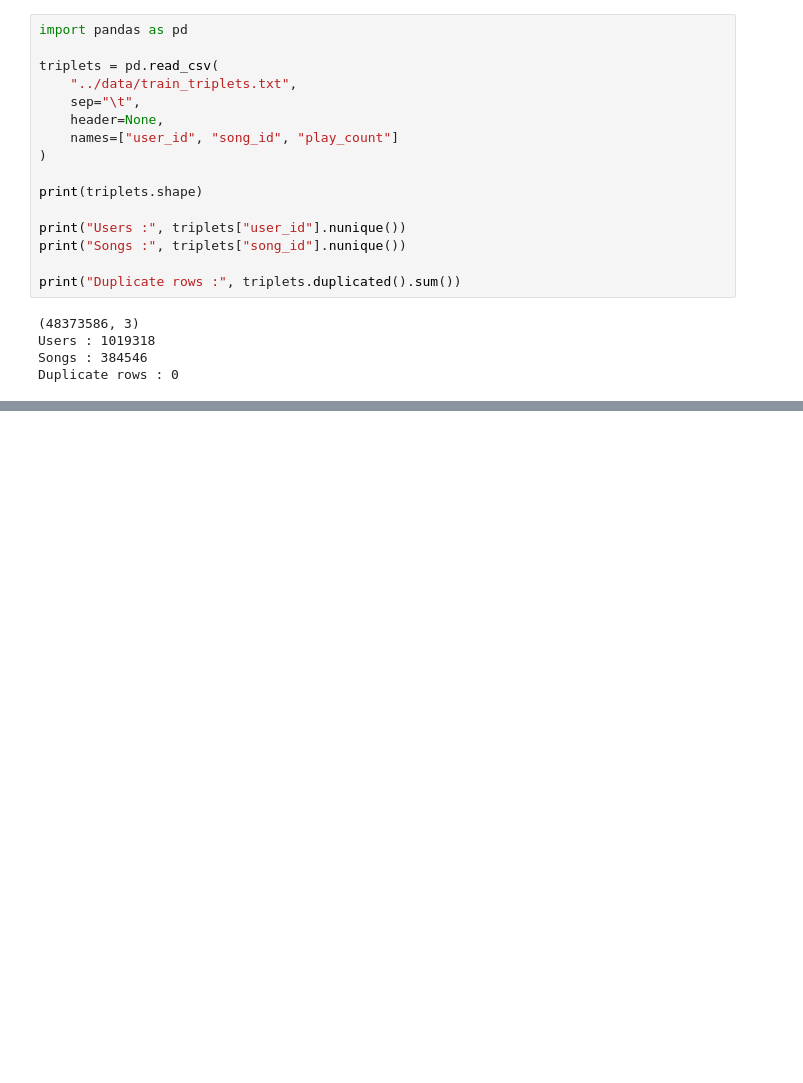
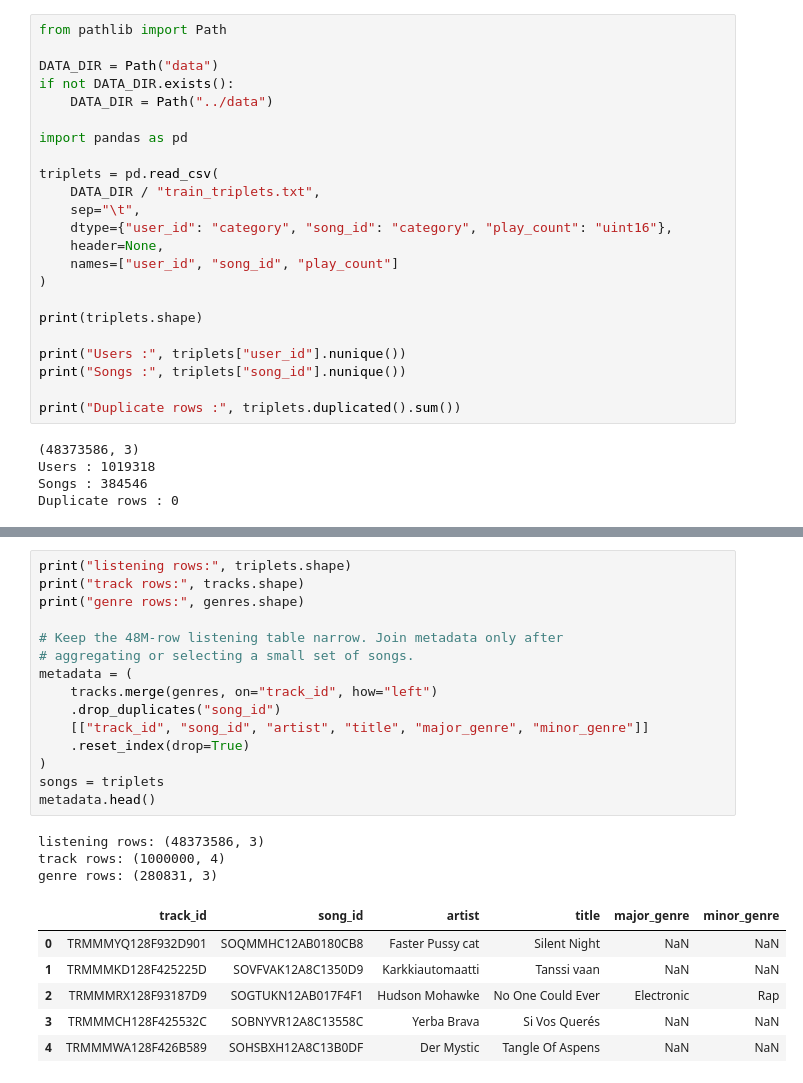
Before and after one commit to chamalyamani/MySpotifyy, a Jupyter notebook: notebooks/mySpotify.ipynb, the cells around one changed output, grey strips where cells are left out. Cells and saved outputs as stored; diff of their text form; blank space fills up the shorter version.

```diff
--- a/notebooks/mySpotify.ipynb
+++ b/notebooks/mySpotify.ipynb
@@ -12,9 +1,16 @@ Note: you may need to restart the kernel to use updated packages.
 # %%
+from pathlib import Path
+
+DATA_DIR = Path("data")
+if not DATA_DIR.exists():
+    DATA_DIR = Path("../data")
+
 import pandas as pd
 
 triplets = pd.read_csv(
-    "../data/train_triplets.txt",
+    DATA_DIR / "train_triplets.txt",
     sep="\t",
+    dtype={"user_id": "category", "song_id": "category", "play_count": "uint16"},
     header=None,
     names=["user_id", "song_id", "play_count"]
 )
@@ -87 +54,26 @@ triplets :  (280831, 3)
+# %%
+print("listening rows:", triplets.shape)
+print("track rows:", tracks.shape)
+print("genre rows:", genres.shape)
+
+# Keep the 48M-row listening table narrow. Join metadata only after
+# aggregating or selecting a small set of songs.
+metadata = (
+    tracks.merge(genres, on="track_id", how="left")
+    .drop_duplicates("song_id")
+    [["track_id", "song_id", "artist", "title", "major_genre", "minor_genre"]]
+    .reset_index(drop=True)
+)
+songs = triplets
+metadata.head()
+# %% [output]
+listening rows: (48373586, 3)
+track rows: (1000000, 4)
+genre rows: (280831, 3)
+|  | track_id | song_id | artist | title | major_genre | minor_genre |
+| 0 | TRMMMYQ128F932D901 | SOQMMHC12AB0180CB8 | Faster Pussy cat | Silent Night | NaN | NaN |
+| 1 | TRMMMKD128F425225D | SOVFVAK12A8C1350D9 | Karkkiautomaatti | Tanssi vaan | NaN | NaN |
+| 2 | TRMMMRX128F93187D9 | SOGTUKN12AB017F4F1 | Hudson Mohawke | No One Could Ever | Electronic | Rap |
+| 3 | TRMMMCH128F425532C | SOBNYVR12A8C13558C | Yerba Brava | Si Vos Querés | NaN | NaN |
+| 4 | TRMMMWA128F426B589 | SOHSBXH12A8C13B0DF | Der Mystic | Tangle Of Aspens | NaN | NaN |
 # %%
```
Also changed, not shown: parts of 19 cells of this notebook, 5 other files.
